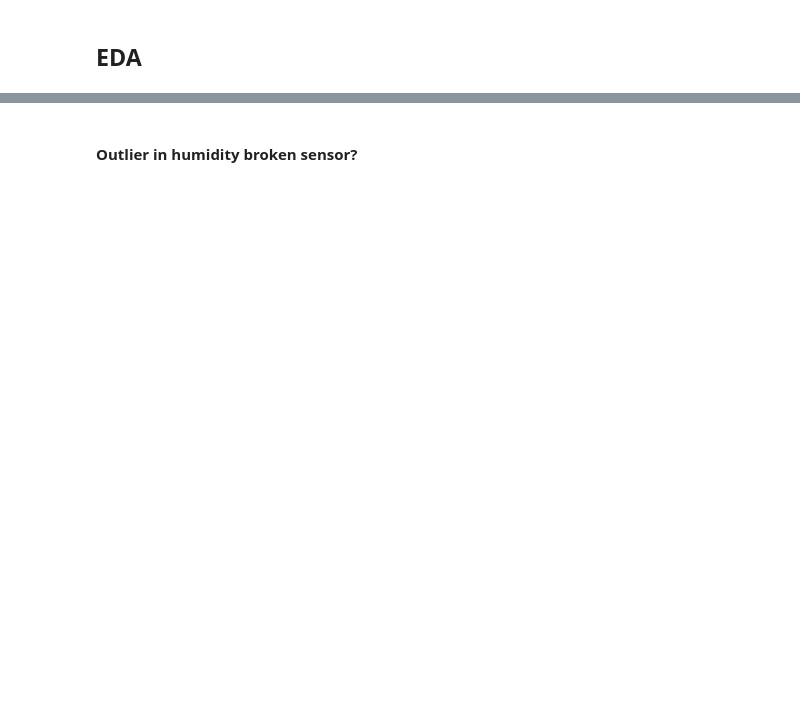
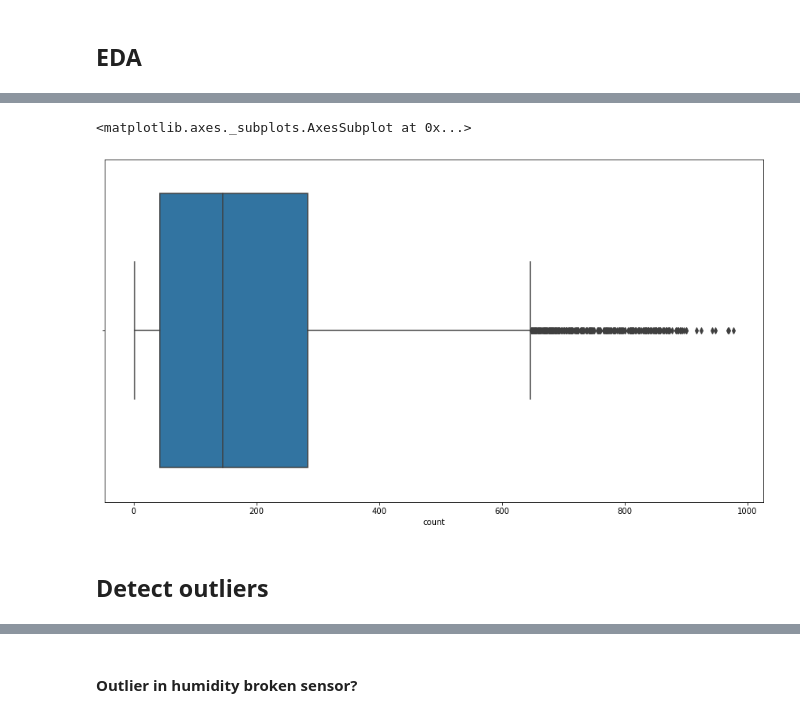
Before and after one commit to mfriebel/DS_projects, a Jupyter notebook: week03/projekt_wk03_MF.ipynb, the cells around one changed output, grey strips where cells are left out. Cells and saved outputs as stored; diff of their text form; code cells hidden in the pictures; blank space fills up the shorter version.

```diff
--- a/week03/projekt_wk03_MF.ipynb
+++ b/week03/projekt_wk03_MF.ipynb
@@ -232,0 +145,7 @@ sns.relplot(x='humidity', y='count', data=data_train, kind='line')
+# %%
+sns.boxplot(data_EDA['count'])
+# %% [output]
+<matplotlib.axes._subplots.AxesSubplot at 0x...>
+[figure, added]
+# %% [markdown]
+## Detect outliers
```
Also changed, not shown: parts of 131 cells of this notebook.
